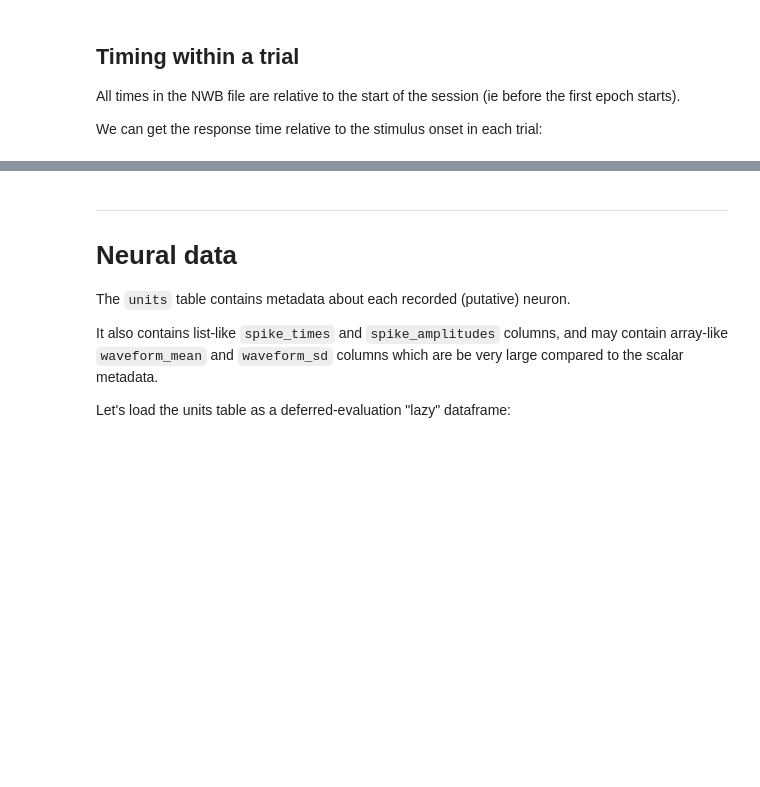
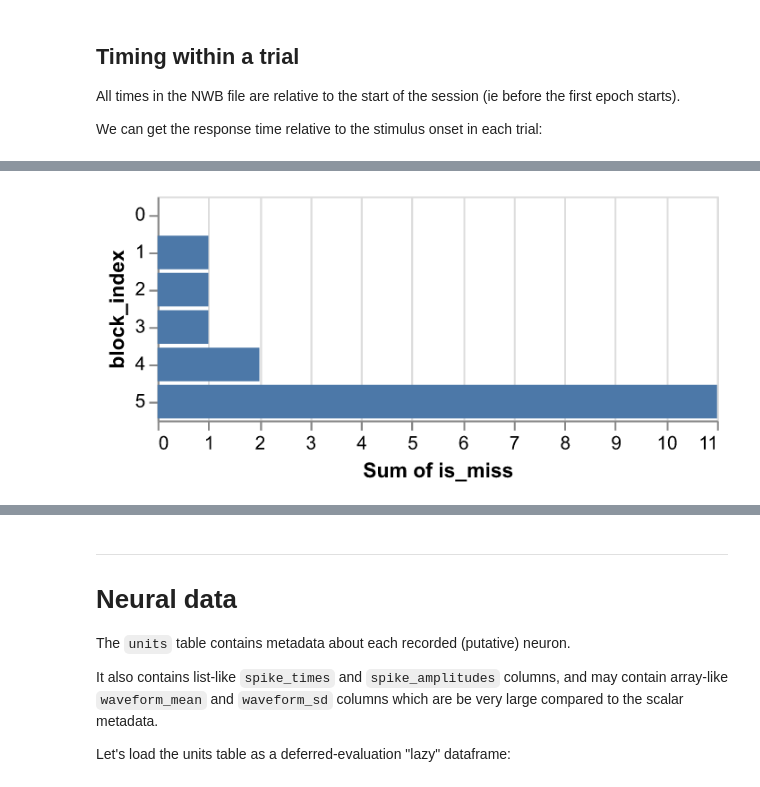
Before and after one commit to AllenNeuralDynamics/conect-dev-capsule, a Jupyter notebook: code/remote/dynamic_routing_tutorial_remote.ipynb, the cells around one changed output, grey strips where cells are left out. Drawn from its saved outputs; the diff is of its cells as text; code cells hidden in the pictures; blank space fills up the shorter version.

```diff
--- a/code/remote/dynamic_routing_tutorial_remote.ipynb
+++ b/code/remote/dynamic_routing_tutorial_remote.ipynb
@@ -177,3 +230,13 @@ Alternatively, the NWB file contains a pre-computed `performance` table.
+# %%
+(
+    trials_df
+    .plot.bar(
+        x="sum(is_miss):Q",
+        y="block_index:N",
+    )
+)
+# %% [output]
+[figure, added]
 # %%
 performance_df = lazynwb.read_nwb(selected_path, "/intervals/performance")
 performance_df.schema
```
Also changed, not shown: parts of 29 cells of this notebook.
